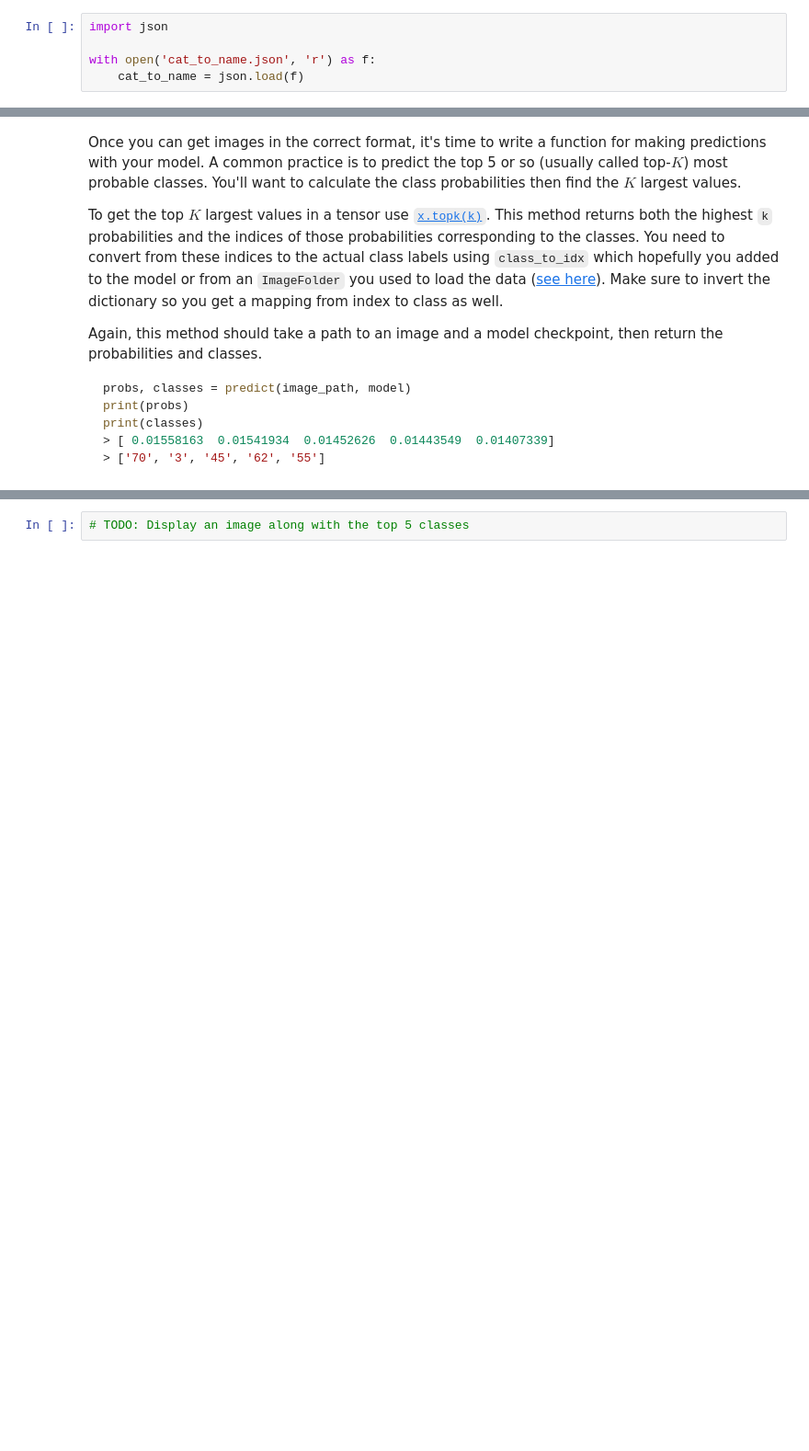
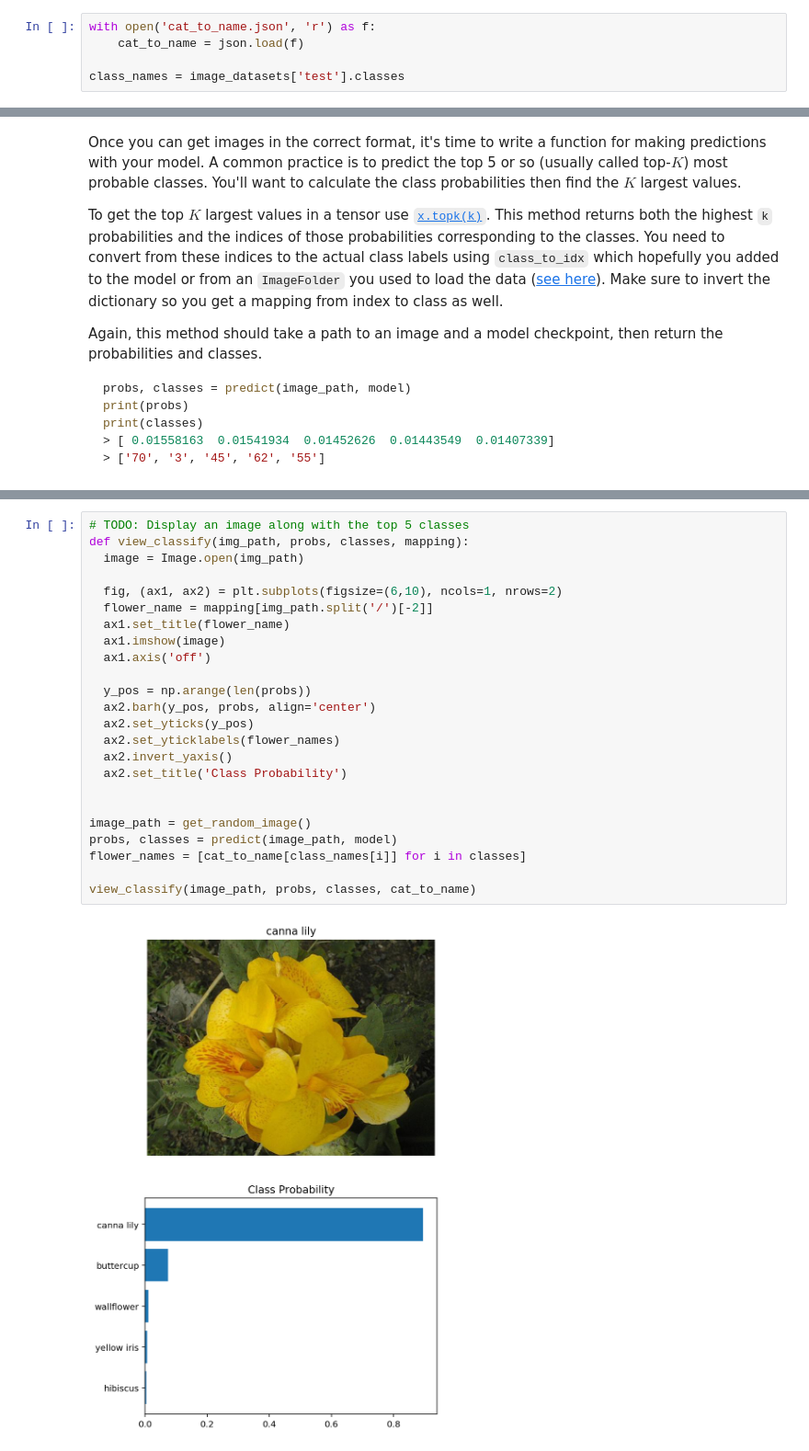
Before and after one commit to aminukano585/aipnd-project, a Jupyter notebook: Image Classifier Project.ipynb, the cells around one changed output, grey strips where cells are left out. Shown at 92% size. Saved outputs shown, nothing was run; the diff lists cells and outputs as text; blank space fills up the shorter version.

```diff
--- a/Image Classifier Project.ipynb
+++ b/Image Classifier Project.ipynb
@@ -62,10 +99,10 @@ dataloaders =
 
 You'll also need to load in a mapping from category label to category name. You can find this in the file `cat_to_name.json`. It's a JSON object which you can read in with the [`json` module](https://docs.python.org/2/library/json.html). This will give you a dictionary mapping the integer encoded categories to the actual names of the flowers.
 # %%
-import json
-
 with open('cat_to_name.json', 'r') as f:
     cat_to_name = json.load(f)
+
+class_names = image_datasets['test'].classes
 # %% [markdown]
 # Building and training the classifier
 
@@ -196,5 +432,29 @@ Now that you can use a trained model for predictions, check to make sure it make
 <img src='https://raw.githubusercontent.com/aminukano585/aipnd-project/master/assets/inference_example.png' width=300px>
 
 You can convert from the class integer encoding to actual flower names with the `cat_to_name.json` file (should have been loaded earlier in the notebook). To show a PyTorch tensor as an image, use the `imshow` function defined above.
-# %%
-# TODO: Display an image along with the top 5 classes
+# %%
+# TODO: Display an image along with the top 5 classes
+def view_classify(img_path, probs, classes, mapping):
+  image = Image.open(img_path)
+
+  fig, (ax1, ax2) = plt.subplots(figsize=(6,10), ncols=1, nrows=2)
+  flower_name = mapping[img_path.split('/')[-2]]
+  ax1.set_title(flower_name)
+  ax1.imshow(image)
+  ax1.axis('off')
+
+  y_pos = np.arange(len(probs))
+  ax2.barh(y_pos, probs, align='center')
+  ax2.set_yticks(y_pos)
+  ax2.set_yticklabels(flower_names)
+  ax2.invert_yaxis()
+  ax2.set_title('Class Probability')
+
+
+image_path = get_random_image()
+probs, classes = predict(image_path, model)
+flower_names = [cat_to_name[class_names[i]] for i in classes]
+
+view_classify(image_path, probs, classes, cat_to_name)
+# %% [output]
+[figure, added]
```
Also changed, not shown: parts of 18 cells of this notebook.
